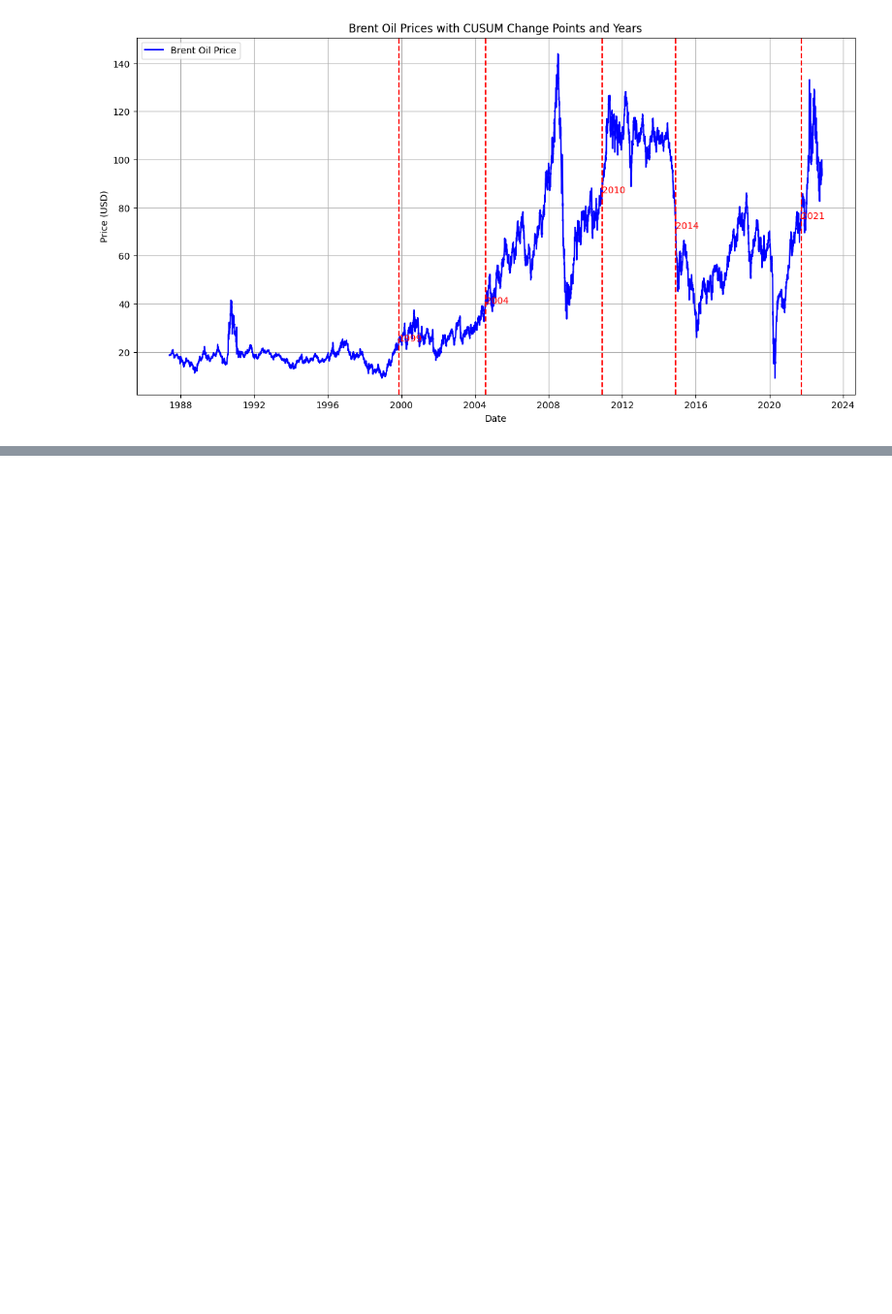
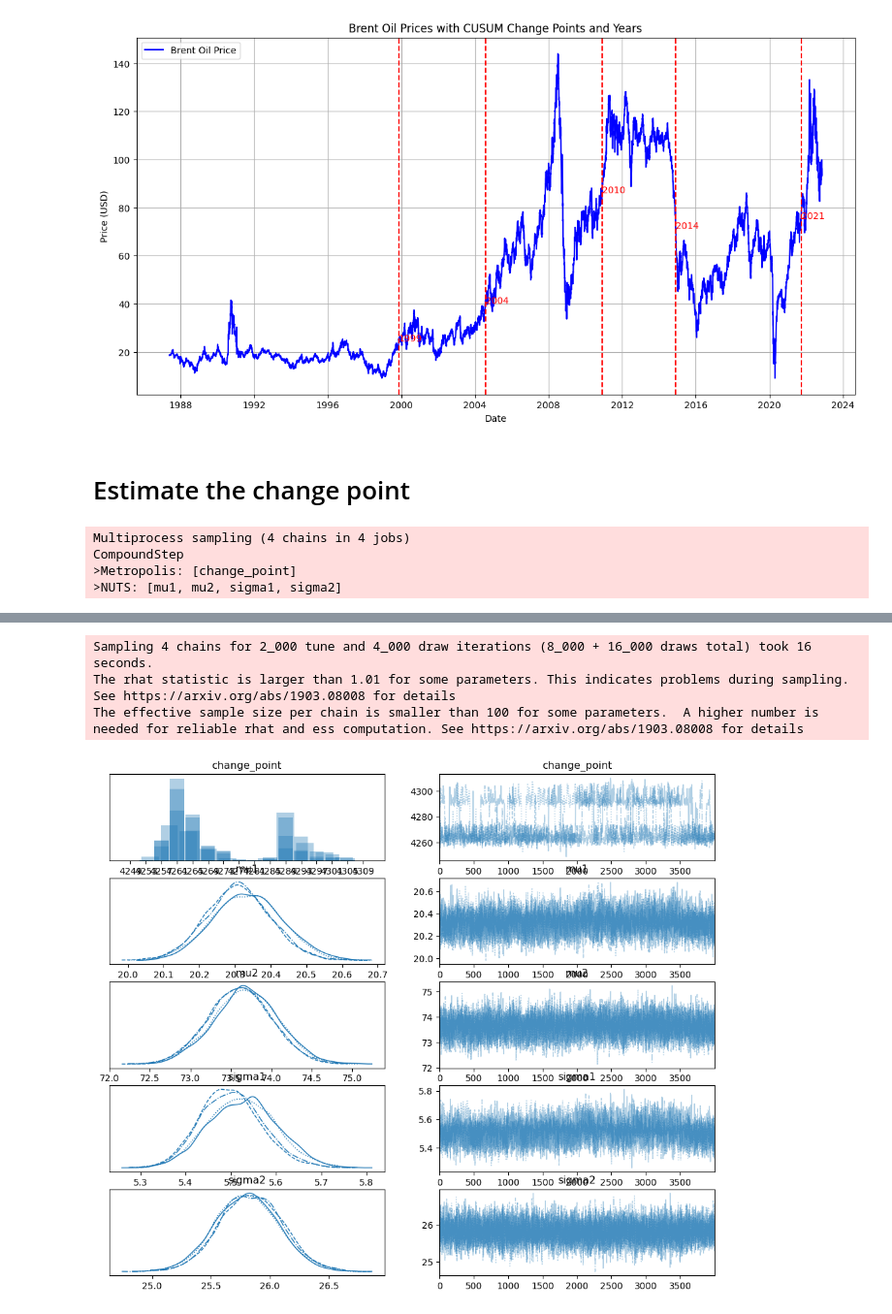
Before and after one commit to nebiyu-getachew/Brent-Time-Shift, a Jupyter notebook: notebooks/task_2.ipynb, the cells around one changed output, grey strips where cells are left out. Shown: that part at 97% size. Drawn from its saved outputs; the diff is of its cells as text; code cells hidden in the pictures; blank space fills up the shorter version.

Commit message:
Estimate the change point

```diff
--- a/notebooks/task_2.ipynb
+++ b/notebooks/task_2.ipynb
@@ -49,3 +49,12 @@ analyzer.detect_change_point()
 # %% [output]
 Detected change point years: [1999, 2004, 2010, 2014, 2021]
 [figure]
+# %% [markdown]
+# Estimate the change point
+# %%
+change_point_date = analyzer.bayesian_change_point_detection()
+# %% [output]
+Multiprocess sampling (4 chains in 4 jobs)
+CompoundStep
+>Metropolis: [change_point]
+>NUTS: [mu1, mu2, sigma1, sigma2]
@@ -51,0 +65,4 @@ Detected change point years: [1999, 2004, 2010, 2014, 2021]
+Sampling 4 chains for 2_000 tune and 4_000 draw iterations (8_000 + 16_000 draws total) took 16 seconds.
+The rhat statistic is larger than 1.01 for some parameters. This indicates problems during sampling. See https://arxiv.org/abs/1903.08008 for details
+The effective sample size per chain is smaller than 100 for some parameters.  A higher number is needed for reliable rhat and ess computation. See https://arxiv.org/abs/1903.08008 for details
+[figure, added]
```
Also changed, not shown: parts of 3 cells of this notebook.
